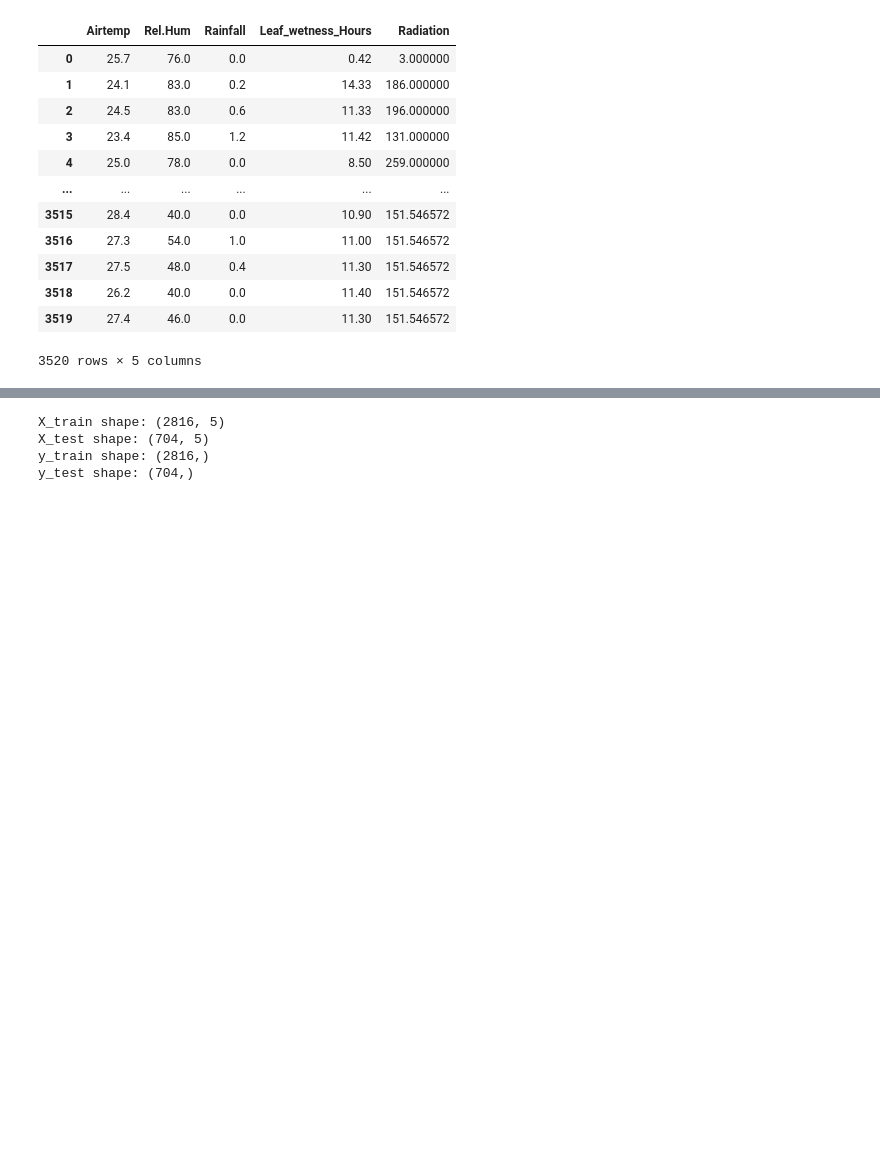
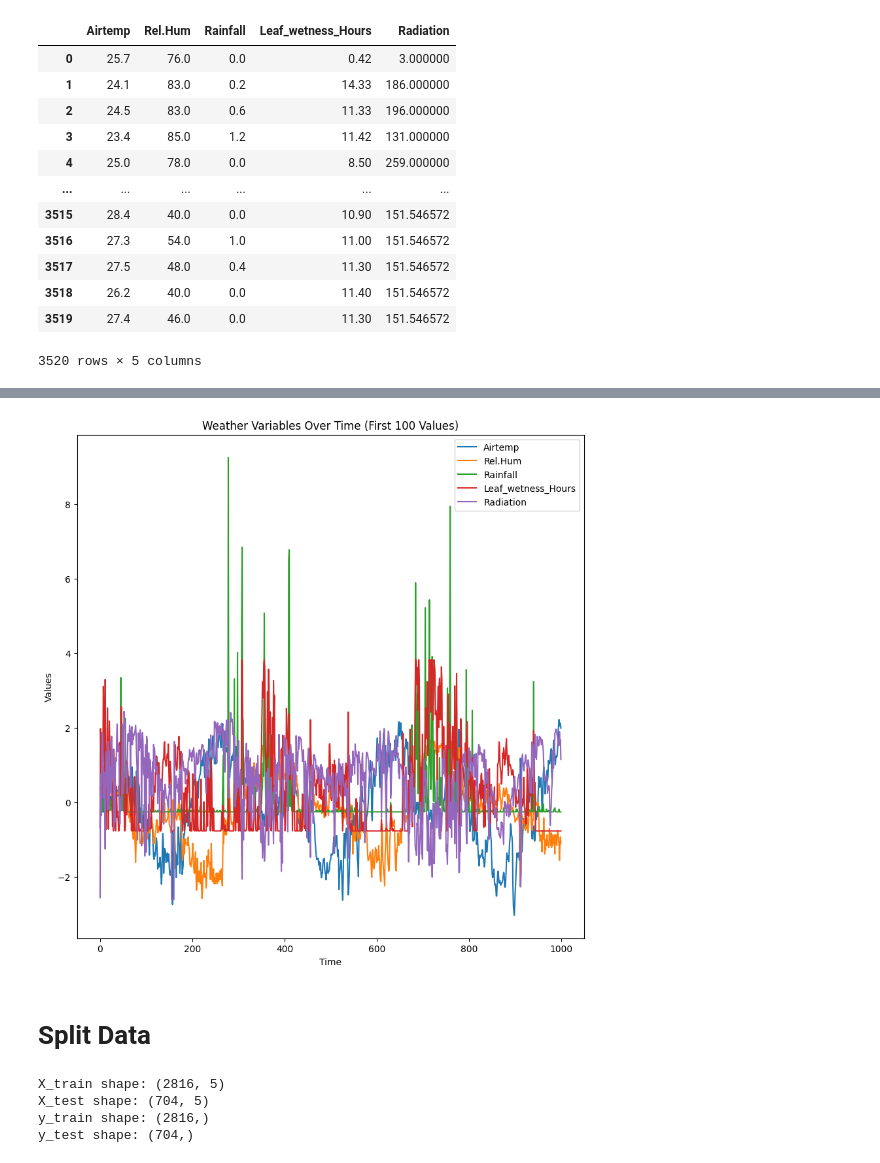
Before and after one commit to sanket2452/Climate-Change-Impact-on-Grapes, a Jupyter notebook: SVM_Classifier.ipynb, the cells around one changed output, grey strips where cells are left out. Drawn from its saved outputs; the diff is of its cells as text; code cells hidden in the pictures; blank space fills up the shorter version.

```diff
--- a/SVM_Classifier.ipynb
+++ b/SVM_Classifier.ipynb
@@ -58,0 +100,10 @@ X
+# %%
+
+from sklearn.preprocessing import StandardScaler
+scaler = StandardScaler()
+
+scaler.fit(X)
+
+standardized_data = scaler.transform(X)
+# %%
+X = standardized_data
@@ -59,2 +120,25 @@ X
+# %%
+import matplotlib.pyplot as plt
+
+# Set the figure size
+plt.figure(figsize=(10, 10))
+
+# Assuming X_train_scaled is a NumPy array after scaling
+
+plt.plot(X[:1000, 0], label='Airtemp')
+plt.plot(X[:1000, 1], label='Rel.Hum')
+plt.plot(X[:1000, 2], label='Rainfall')
+plt.plot(X[:1000, 3], label='Leaf_wetness_Hours')
+plt.plot(X[:1000, 4], label='Radiation')
+
+plt.xlabel('Time')
+plt.ylabel('Values')
+plt.title('Weather Variables Over Time (First 100 Values)')
+plt.legend()
+plt.show()
+# %% [output]
+[figure, added]
+# %% [markdown]
+# Split Data
 # %%
 # Splitting the data into training and testing sets
```
Also changed, not shown: parts of 36 cells of this notebook.
